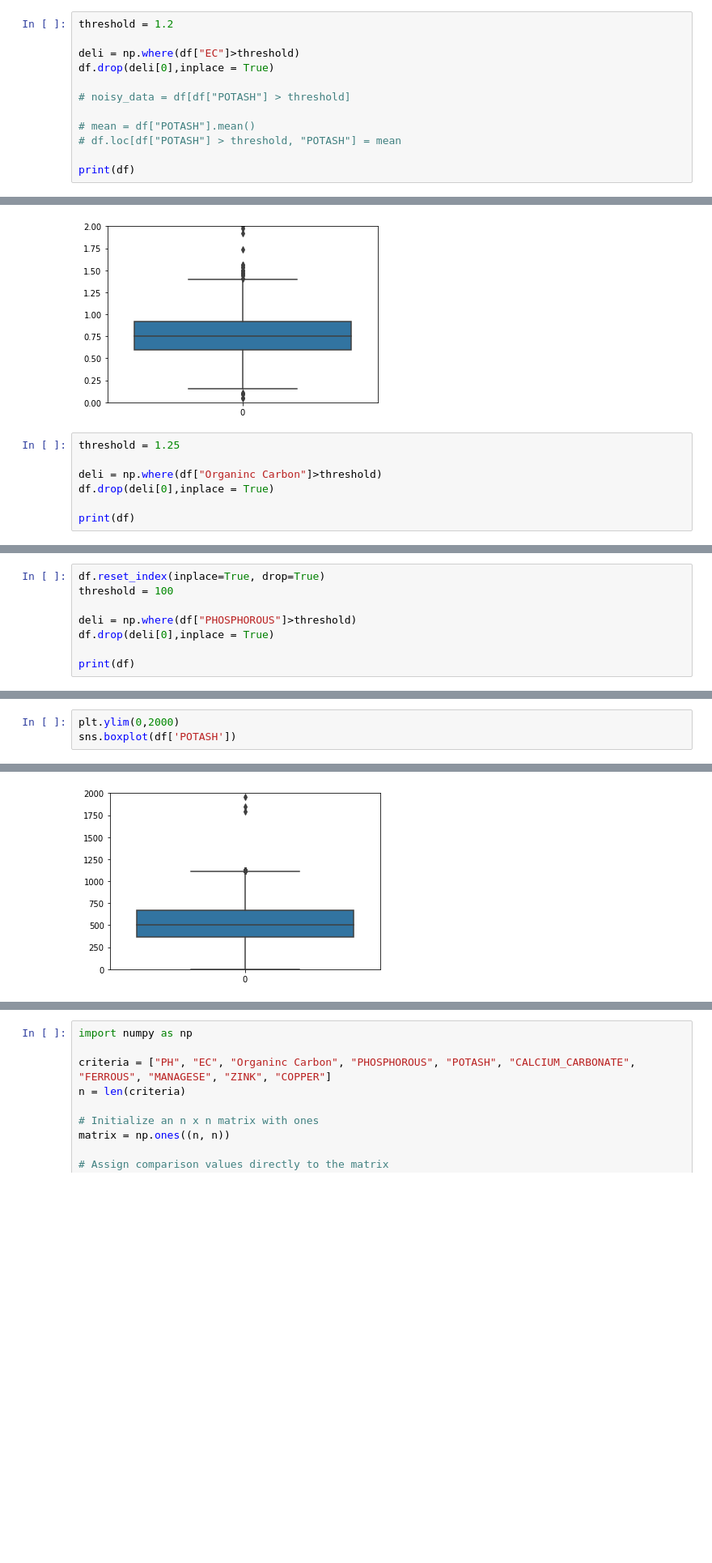
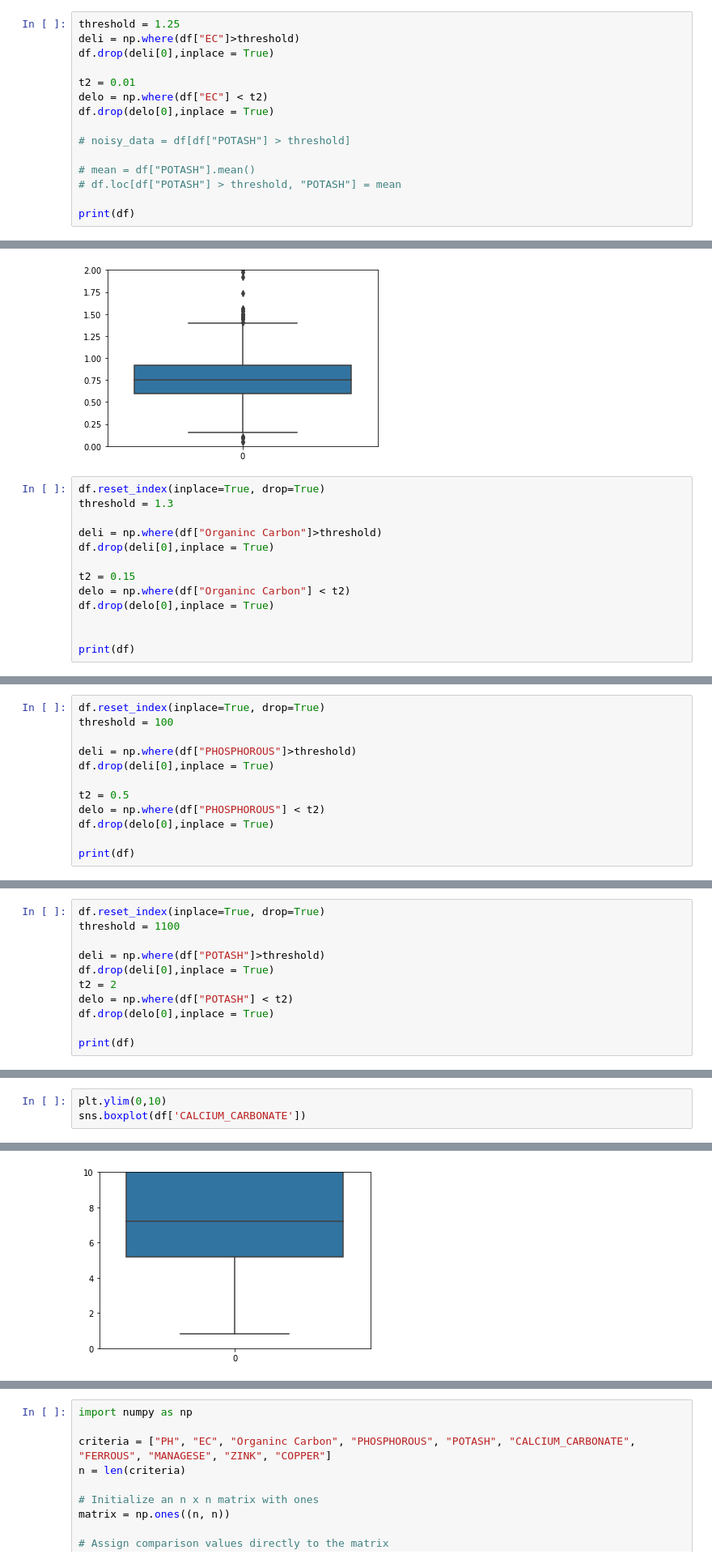
Before and after one commit to vedant218/soilfertility, a Jupyter notebook: MPR FINAL1.ipynb, the cells around one changed output, grey strips where cells are left out. Shown: that part at 81% size. Saved outputs shown, nothing was run; the diff lists cells and outputs as text; blank space fills up the shorter version.

```diff
--- a/MPR FINAL1.ipynb
+++ b/MPR FINAL1.ipynb
@@ -25,8 +32,11 @@ sns.boxplot(df['EC'] )
 # %%
-threshold = 1.2
-
+threshold = 1.25
 deli = np.where(df["EC"]>threshold)
 df.drop(deli[0],inplace = True)
+
+t2 = 0.01
+delo = np.where(df["EC"] < t2)
+df.drop(delo[0],inplace = True)
 
 # noisy_data = df[df["POTASH"] > threshold]
 
@@ -61,11 +71,17 @@ sns.boxplot(df['Organinc Carbon'])
 <AxesSubplot:>
 [figure]
 # %%
-threshold = 1.25
+df.reset_index(inplace=True, drop=True)
+threshold = 1.3
 
 deli = np.where(df["Organinc Carbon"]>threshold)
 df.drop(deli[0],inplace = True)
 
+t2 = 0.15
+delo = np.where(df["Organinc Carbon"] < t2)
+df.drop(delo[0],inplace = True)
+
+
 print(df)
 # %% [output]
       SAMPLE_NO     SEASON SAMPLE_DATE  \
@@ -89,0 +111,12 @@ df.reset_index(inplace=True, drop=True)
+# %%
+df.reset_index(inplace=True, drop=True)
+threshold = 100
+
+deli = np.where(df["PHOSPHOROUS"]>threshold)
+df.drop(deli[0],inplace = True)
+
+t2 = 0.5
+delo = np.where(df["PHOSPHOROUS"] < t2)
+df.drop(delo[0],inplace = True)
+
+print(df)
@@ -96,9 +147,12 @@ sns.boxplot(df['PHOSPHOROUS'])
 # %%
 df.reset_index(inplace=True, drop=True)
-threshold = 100
+threshold = 1100
 
-deli = np.where(df["PHOSPHOROUS"]>threshold)
+deli = np.where(df["POTASH"]>threshold)
 df.drop(deli[0],inplace = True)
+t2 = 2
+delo = np.where(df["POTASH"] < t2)
+df.drop(delo[0],inplace = True)
 
 print(df)
 # %% [output]
@@ -122,8 +176,8 @@ print(df)
 # %%
-plt.ylim(0,2000)
-sns.boxplot(df['POTASH'])
+plt.ylim(0,10)
+sns.boxplot(df['CALCIUM_CARBONATE'])
 # %% [output]
 <AxesSubplot:>
-[figure, old version]
+[figure, new version]
 # %%
 df.reset_index(inplace=True, drop=True)
```
Also changed, not shown: parts of 36 cells of this notebook.
